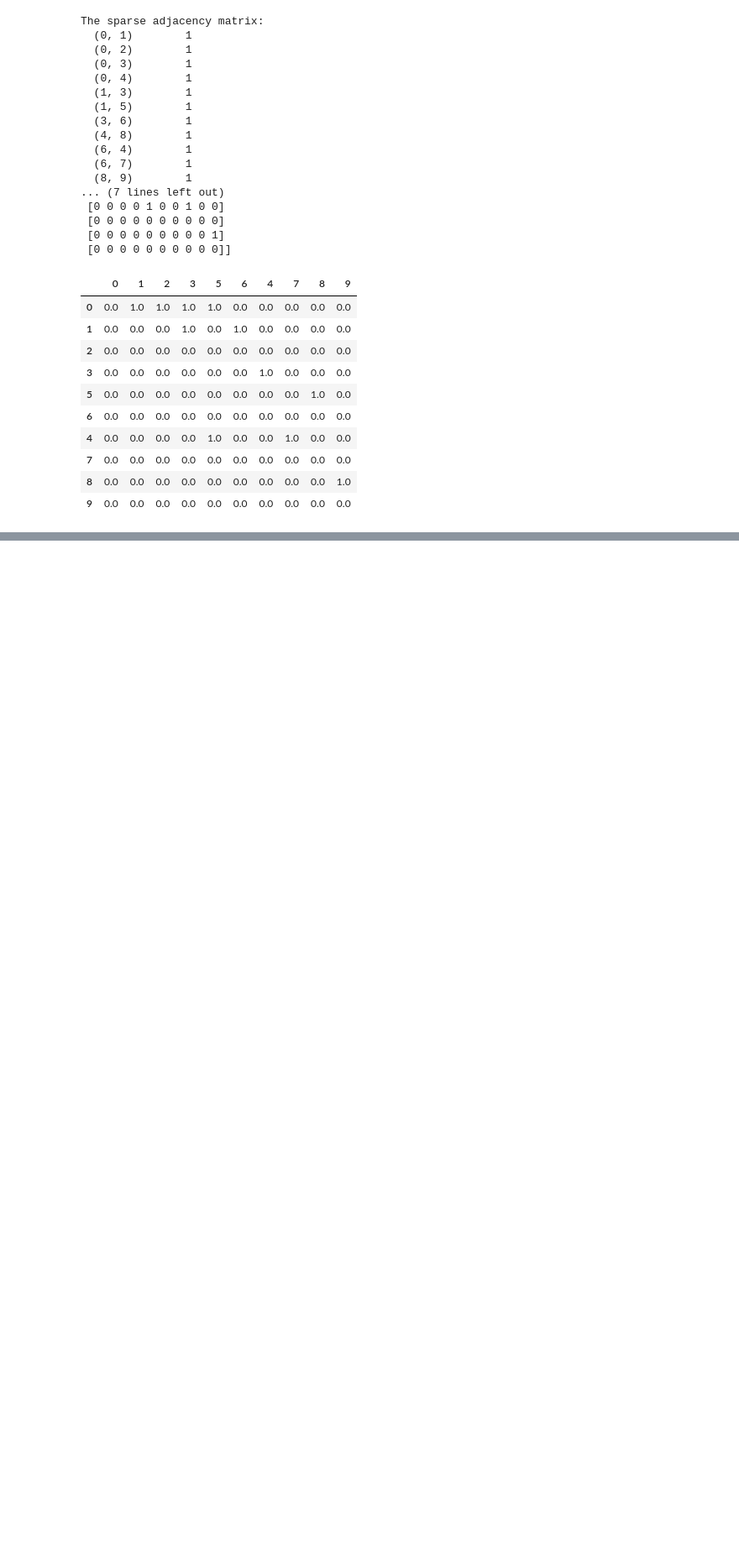
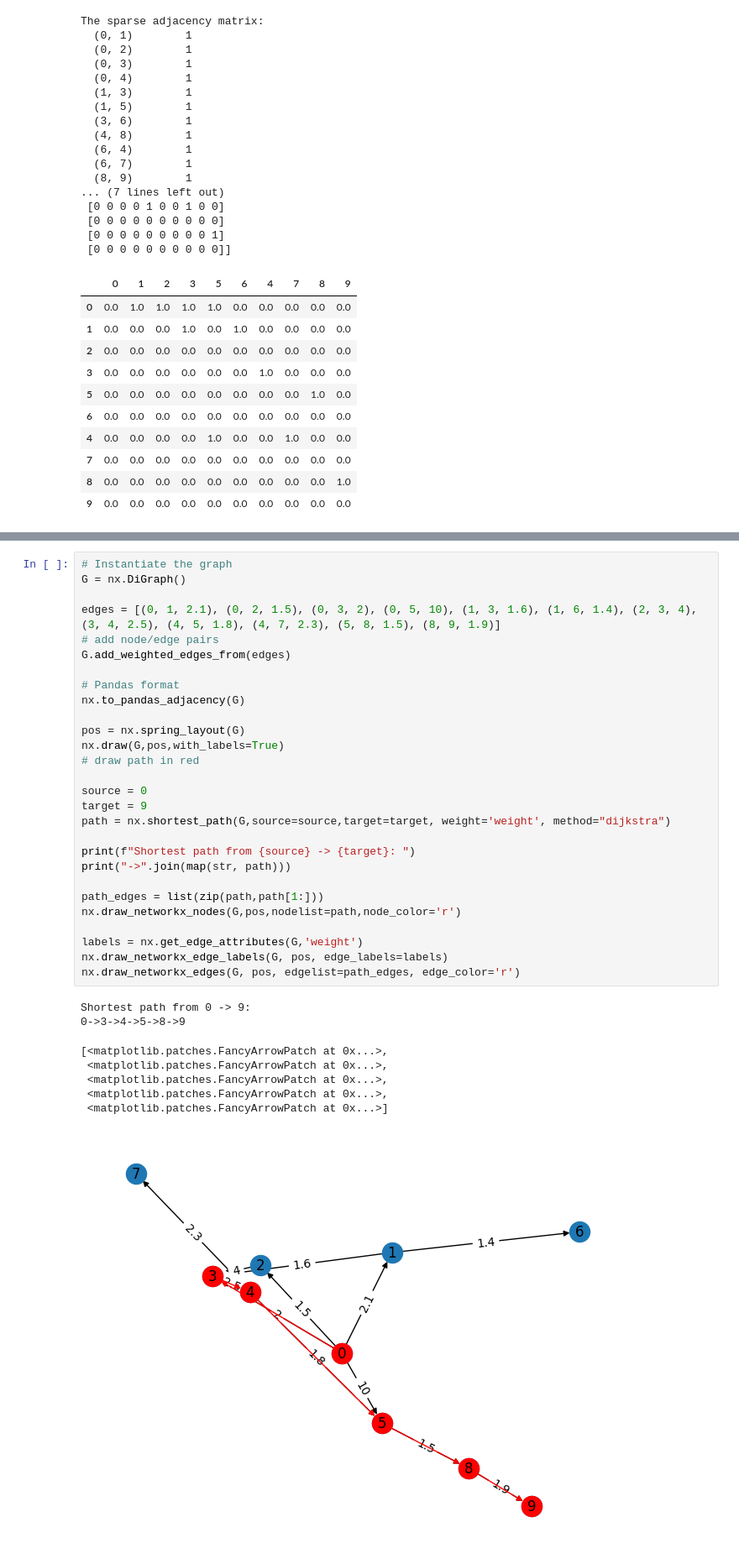
Before and after one commit to NSLab-CUK/Graph-Mining-Spring-2023, a Jupyter notebook: W2/Practice_2.ipynb, the cells around one changed output, grey strips where cells are left out. Shown: that part at 84% size. Saved outputs shown, nothing was run; the diff lists cells and outputs as text; blank space fills up the shorter version.

Commit message:
Update shortest path practice

```diff
--- a/W2/Practice_2.ipynb
+++ b/W2/Practice_2.ipynb
@@ -589,0 +592,37 @@ The sparse adjacency matrix:
+# %%
+# Instantiate the graph
+G = nx.DiGraph()
+
+edges = [(0, 1, 2.1), (0, 2, 1.5), (0, 3, 2), (0, 5, 10), (1, 3, 1.6), (1, 6, 1.4), (2, 3, 4), (3, 4, 2.5), (4, 5, 1.8), (4, 7, 2.3), (5, 8, 1.5), (8, 9, 1.9)]
+# add node/edge pairs
+G.add_weighted_edges_from(edges)
+
+# Pandas format
+nx.to_pandas_adjacency(G)
+
+pos = nx.spring_layout(G)
+nx.draw(G,pos,with_labels=True)
+# draw path in red
+
+source = 0
+target = 9
+path = nx.shortest_path(G,source=source,target=target, weight='weight', method="dijkstra")
+
+print(f"Shortest path from {source} -> {target}: ")
+print("->".join(map(str, path)))
+
+path_edges = list(zip(path,path[1:]))
+nx.draw_networkx_nodes(G,pos,nodelist=path,node_color='r')
+
+labels = nx.get_edge_attributes(G,'weight')
+nx.draw_networkx_edge_labels(G, pos, edge_labels=labels)
+nx.draw_networkx_edges(G, pos, edgelist=path_edges, edge_color='r')
+# %% [output]
+Shortest path from 0 -> 9:
+0->3->4->5->8->9
+[<matplotlib.patches.FancyArrowPatch at 0x...>,
+ <matplotlib.patches.FancyArrowPatch at 0x...>,
+ <matplotlib.patches.FancyArrowPatch at 0x...>,
+ <matplotlib.patches.FancyArrowPatch at 0x...>,
+ <matplotlib.patches.FancyArrowPatch at 0x...>]
+[figure, added]
```
Also changed, not shown: parts of 1 cell of this notebook.
